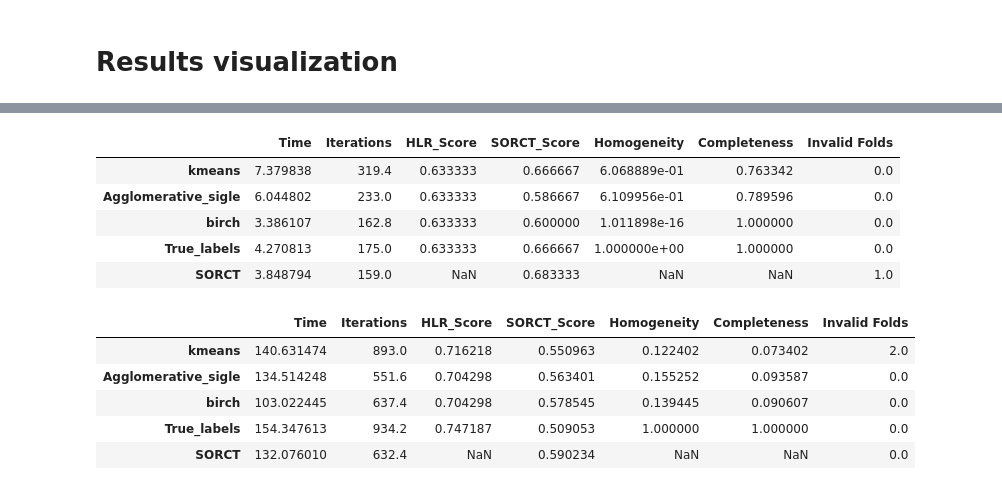
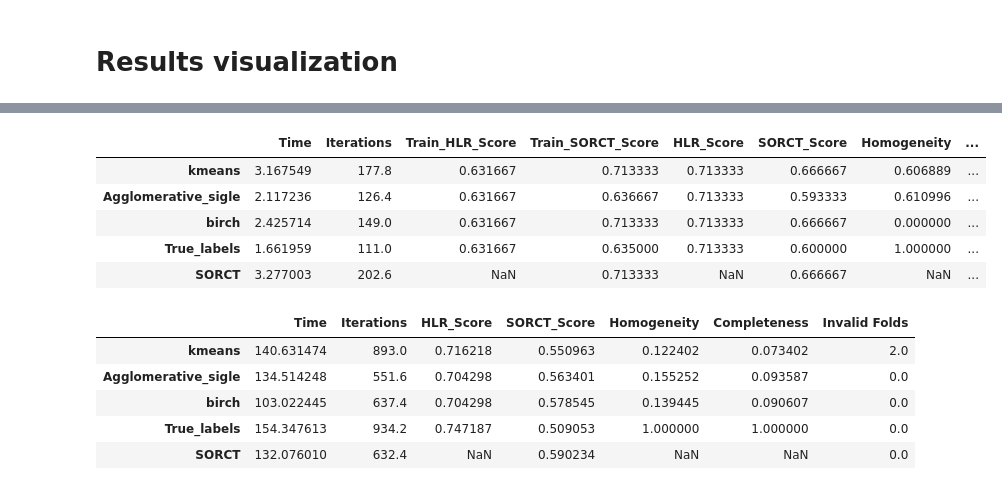
Before and after one commit to OscarPindaro/optimization-project, a Jupyter notebook: Results.ipynb, the cells around one changed output, grey strips where cells are left out. Drawn from its saved outputs; the diff is of its cells as text; code cells hidden in the pictures.

Commit message:
saving now also hlr train

```diff
--- a/Results.ipynb
+++ b/Results.ipynb
@@ -25,7 +25,8 @@ import pickle
 import run_tests
 # %%
 res_path = "results"
-names = ["car", "iris", "seeds_data", "new_thyroid", "splice"]
+#names = ["car", "iris", "seeds_data", "new_thyroid", "splice"]
+names = ["iris"]
 path = os.path.join(res_path, "{}_results.csv".format(names[0]))
 df = pd.read_csv(path, sep=" ", index_col=0)
 rob = pd.read_csv("results/iris_sorct.csv", sep=" ", index_col=0)
@@ -61,10 +80,13 @@ for file_index in range(len(names)):
         sorct_score = 0
         hs = 0
         cp = 0
+        sorct_train_score = 0
+        hlr_train_score = 0
         # sorct no init values
         no_init_time = 0
         no_init_iters = 0
         no_init_score = 0
+        no_init_train_score = 0
         for fold_index in range(N_FOLDS):
             if cl_name != "SORCT":
                 if df.loc[cl_name,"Time_{}".format(fold_index)] < 0:
@@ -80,6 +102,8 @@ for file_index in range(len(names)):
                     sorct_score += df.loc[cl_name, "SORCT_Score_{}".format(fold_index)]
                     hs += df.loc[cl_name, "Homogeneity_{}".format(fold_index)]
                     cp += df.loc[cl_name, "Completeness_{}".format(fold_index)]
+                    sorct_train_score += df.loc[cl_name, "SORCT_Score_Train_{}".format(fold_index)]
+                    hlr_train_score += df.loc[cl_name, "HLR_Score_Train_{}".format(fold_index)]
             # else sorct no init
             else:
                 if  sorct_df.loc["SORCT", "Time_{}".format(fold_index) ] < 0:
@@ -88,6 +112,7 @@ for file_index in range(len(names)):
                     no_init_time += sorct_df.loc["SORCT", "Time_{}".format(fold_index) ]
                     no_init_iters +=  sorct_df.loc["SORCT", "Iterations_{}".format(fold_index) ]
                     no_init_score +=  sorct_df.loc["SORCT", "Score_{}".format(fold_index) ]
+                    no_init_train_score += sorct_df.loc["SORCT", "Score_Train_{}".format(fold_index) ]
         if cl_name != "SORCT":
             real_folds = N_FOLDS - n_invalid
             time = time / real_folds
@@ -97,10 +122,14 @@ for file_index in range(len(names)):
             sorct_score = sorct_score / real_folds
             hs = hs / real_folds
             cp = cp / real_folds
+            sorct_train_score = sorct_train_score / real_folds
+            hlr_train_score = hlr_train_score / real_folds
             result_df.loc[cl_name, "Time"] = time
             if not IGNORE_HLR_TIME:
                 result_df.loc[cl_name, "HLR_Time"] = hlr_time
             result_df.loc[cl_name, "Iterations"] = iters
+            result_df.loc[cl_name, "Train_HLR_Score"] = hlr_train_score
+            result_df.loc[cl_name, "Train_SORCT_Score"] = sorct_train_score
             result_df.loc[cl_name, "HLR_Score"] = hlr_score
             result_df.loc[cl_name, "SORCT_Score"] = sorct_score
             result_df.loc[cl_name, "Homogeneity"] = hs
@@ -112,6 +141,7 @@ for file_index in range(len(names)):
             result_df.loc[cl_name, "Time"] = no_init_time / n_folds_reals
             result_df.loc[cl_name, "Iterations"] = no_init_iters / n_folds_reals
             result_df.loc[cl_name, "SORCT_Score"] = no_init_score / n_folds_reals
+            result_df.loc[cl_name, "Train_SORCT_Score"] = no_init_train_score / n_folds_reals
 
     #result_df["Invalid Folds"] = result_df["Invalid Folds"].astype("int32")
     dfs.append(result_df)
@@ -128,12 +149,12 @@ for file_index in range(len(names)):
 # %%
-dfs[1]
+dfs[0]
 # %% [output]
-|  | Time | Iterations | HLR_Score | SORCT_Score | Homogeneity | Completeness | Invalid Folds |
-| kmeans | 7.379838 | 319.4 | 0.633333 | 0.666667 | 6.068889e-01 | 0.763342 | 0.0 |
-| Agglomerative_sigle | 6.044802 | 233.0 | 0.633333 | 0.586667 | 6.109956e-01 | 0.789596 | 0.0 |
-| birch | 3.386107 | 162.8 | 0.633333 | 0.600000 | 1.011898e-16 | 1.000000 | 0.0 |
-| True_labels | 4.270813 | 175.0 | 0.633333 | 0.666667 | 1.000000e+00 | 1.000000 | 0.0 |
-| SORCT | 3.848794 | 159.0 | NaN | 0.683333 | NaN | NaN | 1.0 |
+|  | Time | Iterations | Train_HLR_Score | Train_SORCT_Score | HLR_Score | SORCT_Score | Homogeneity | ... |
+| kmeans | 3.167549 | 177.8 | 0.631667 | 0.713333 | 0.713333 | 0.666667 | 0.606889 | ... |
+| Agglomerative_sigle | 2.117236 | 126.4 | 0.631667 | 0.636667 | 0.713333 | 0.593333 | 0.610996 | ... |
+| birch | 2.425714 | 149.0 | 0.631667 | 0.713333 | 0.713333 | 0.666667 | 0.000000 | ... |
+| True_labels | 1.661959 | 111.0 | 0.631667 | 0.635000 | 0.713333 | 0.600000 | 1.000000 | ... |
+| SORCT | 3.277003 | 202.6 | NaN | 0.713333 | NaN | 0.666667 | NaN | ... |
 # %%
 dfs[0]
 # %% [output]
```
Also changed, not shown: parts of 4 cells of this notebook, 1 other file.
